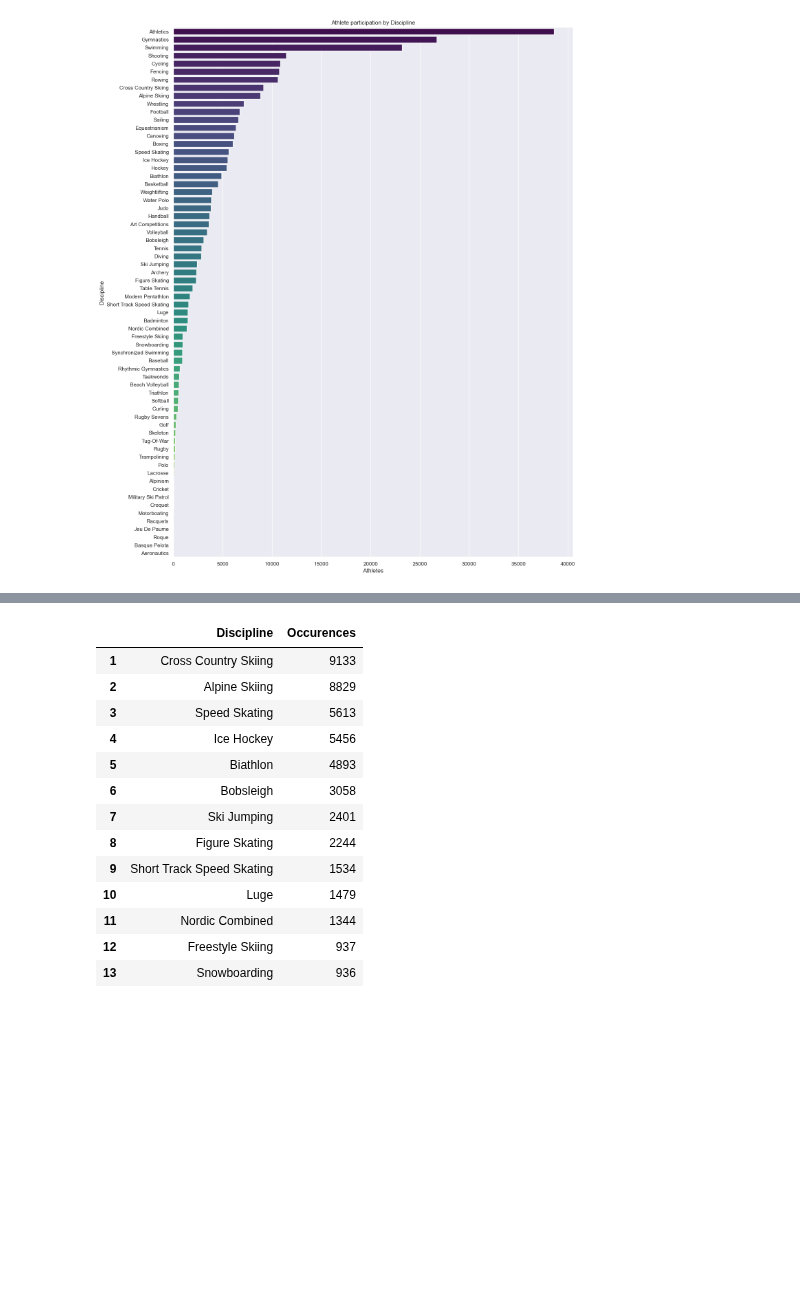
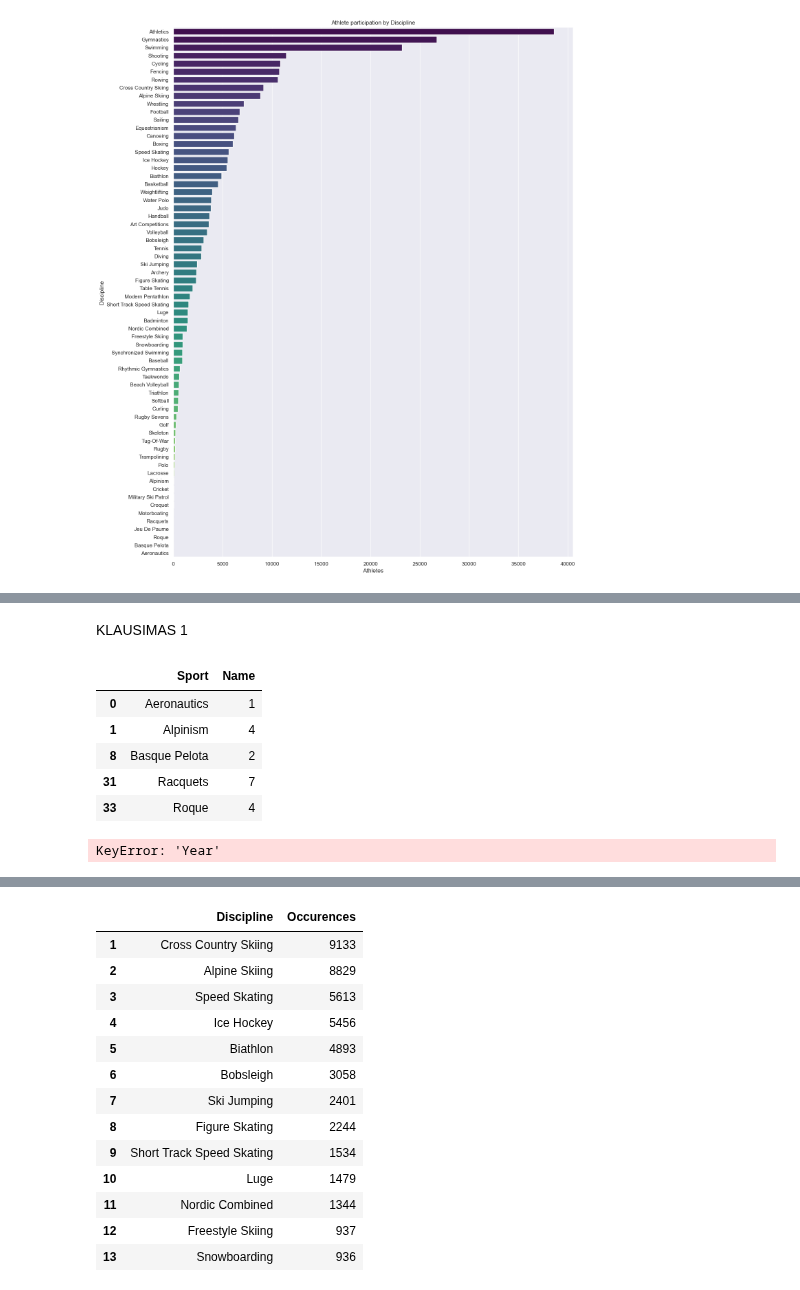
Before and after one commit to kilciukas/Olympic_dataset_exploration, a Jupyter notebook: Notebook_v2/Olimpines_notebook_v2.ipynb, the cells around one changed output, grey strips where cells are left out. Saved outputs shown, nothing was run; the diff lists cells and outputs as text; code cells hidden in the pictures; blank space fills up the shorter version.

```diff
--- a/Notebook_v2/Olimpines_notebook_v2.ipynb
+++ b/Notebook_v2/Olimpines_notebook_v2.ipynb
@@ -203,3 +198,37 @@ disciplines_summer
 | 50 | Alpinism | 4 |
 | 51 | Basque Pelota | 2 |
 | 52 | Aeronautics | 1 |
+# %% [markdown]
+KLAUSIMAS 1
+# %%
+lowest_participation_summer = main[(main['Season'] == 'Summer')]
+lowest_participation_summer_grouped = lowest_participation_summer.groupby('Sport')['Name'].nunique().reset_index()
+lowest_participation_summer_filtered = lowest_participation_summer_grouped[lowest_participation_summer_grouped['Name'] < 10]
+lowest_participation_summer_filtered
+
+# lowest_participation_summer_final = lowest_participation_summer[lowest_participation_summer['Sport'].isin(lowest_participation_summer_filtered['Sport'])].sort_values('Year', ascending=True)
+# lowest_participation_summer_final
+# %% [output]
+|  | Sport | Name |
+| 0 | Aeronautics | 1 |
+| 1 | Alpinism | 4 |
+| 8 | Basque Pelota | 2 |
+| 31 | Racquets | 7 |
+| 33 | Roque | 4 |
+# %%
+pivot_table = lowest_participation_summer_final.pivot_table(index='Sport', columns='Year', aggfunc='size', fill_value=0)
+
+# Create a cluster map
+plt.figure(figsize=(3, 5))  # Adjust the figure size as needed
+sns.heatmap(pivot_table, cmap='coolwarm', annot=True, fmt='d', linewidths=0.5)
+
+
+# Customize labels and title
+plt.xlabel('Year')
+plt.ylabel('Sport')
+plt.title('Year vs. Sport Cluster Map')
+
+# Show the plot
+plt.show()
+# %% [output]
+KeyError: 'Year'
```
Also changed, not shown: parts of 7 cells of this notebook.
